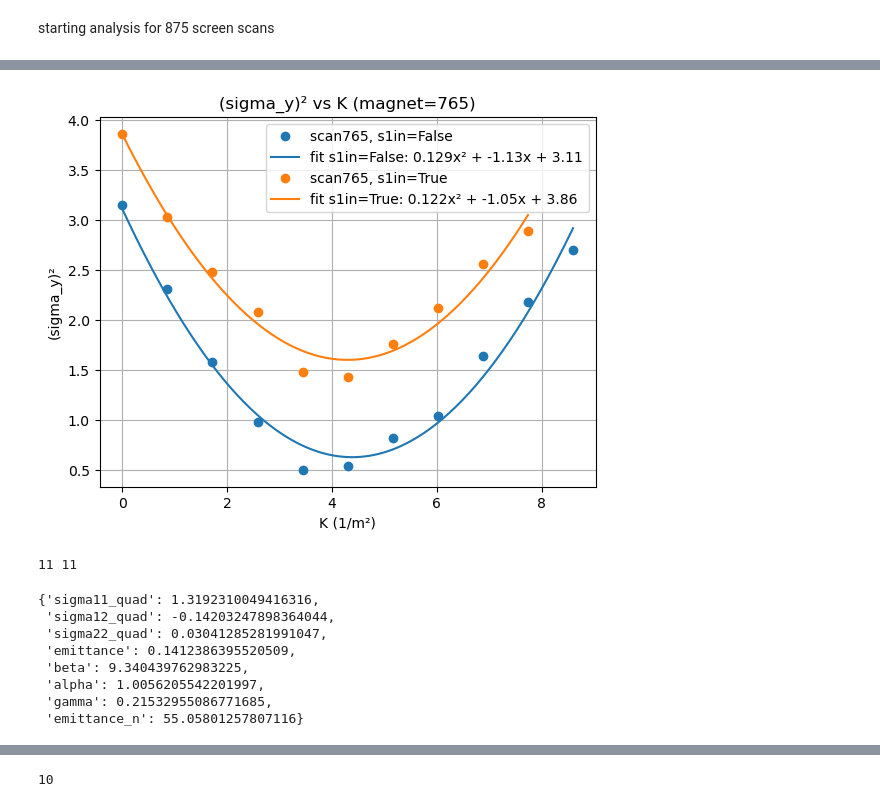
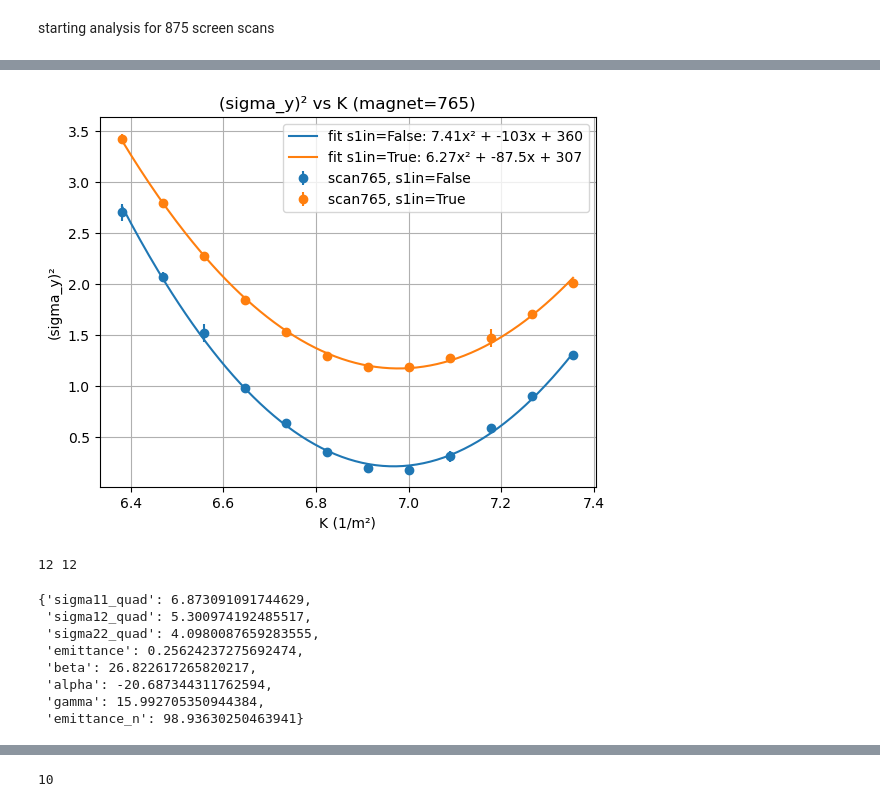
Before and after one commit to sabrinawaa/DPhil_Project, a Jupyter notebook: fake_quad_scan_CLEAR.ipynb, the cells around one changed output, grey strips where cells are left out. Cells and saved outputs as stored; diff of their text form; code cells hidden in the pictures.

```diff
--- a/fake_quad_scan_CLEAR.ipynb
+++ b/fake_quad_scan_CLEAR.ipynb
@@ -169,8 +133,8 @@ for magnet, i in [(770, df_7670), (765, df_765)]:
 # %% [markdown]
 starting analysis for 875 screen scans
 # %%
-csv_path = "/Users/sabrinawang/Desktop/DPhil_Project/CLEAR_experiments/May2026/quad_scan875_large_new.csv"
-energy = 199.2#MeV
+csv_path = "/Users/sabrinawang/Desktop/DPhil_Project/CLEAR_experiments/Aug2026/quad_scan875_large_new.csv"
+energy = 193.4#MeV
 df_875 = pd.read_csv(csv_path)
 df_875
 # %% [output]
@@ -204,20 +168,25 @@ for s1in_value, group in df_875.loc[mask].groupby("s1in"):
     group = group.sort_values("current")
     current7670 = group["current"].to_numpy()
     k = get_Quad_K_from_I(current7670, 0.226, energy)
-    sigx2 = group["sigma_x"].to_numpy() ** 2
+    sigx = group["sigma_x"].to_numpy()
+    sigx_std = group["sigma_x_std"].to_numpy()
+    sigx2 = sigx ** 2
+    sigx2_err = 2 * sigx * sigx_std
 
     results[s1in_value] = {
         "current": current7670,
         "k": k,
-        "sigx": group["sigma_x"].to_numpy(),
+        "sigx": sigx,
+        "sigx_std": sigx_std,
         "sigy": group["sigma_y"].to_numpy(),
+        "sigy_std": group["sigma_y_std"].to_numpy(),
     }
 
-    line, = plt.plot(k, sigx2, marker="o", linestyle="none", label=f"s1in={s1in_value}")
+    line = plt.errorbar(k, sigx2, yerr=sigx2_err, marker="o", linestyle="none", label=f"s1in={s1in_value}")
 
     coeffs = np.polyfit(k, sigx2, 2)
     x_fit = np.linspace(k.min(), k.max(), 200)
-    plt.plot(x_fit, np.polyval(coeffs, x_fit), color=line.get_color())
+    plt.plot(x_fit, np.polyval(coeffs, x_fit), color=line[0].get_color())
 
 plt.xlabel("K (1/m²)")
 plt.ylabel("(sigma_x)²")
@@ -262,50 +234,53 @@ df_magnet = df_875[df_875["magnet"] == 765]
 for s1in_value, group in df_magnet.groupby("s1in"):
     group = group.sort_values("current")
     current765 = group["current"]
     k765scan = get_Quad_K_from_I(current765,0.226,energy)
     sigy = group["sigma_y"]
+    sigy_std = group["sigma_y_std"]
+    sigy2 = sigy**2
+    sigy2_err = 2 * sigy * sigy_std
 
     # Plot raw data
-    line, = plt.plot(
-        k765scan, sigy**2,
+    line = plt.errorbar(
+        k765scan, sigy2, yerr=sigy2_err,
         marker="o",
         linestyle="none",
         label=f"scan765, s1in={s1in_value}",
     )
 
     # Fit and plot quadratic curve
-    coeffs = np.polyfit(k765scan, sigy**2, deg=2)
+    coeffs = np.polyfit(k765scan, sigy2, deg=2)
     a, b, c = coeffs
     x_fit = np.linspace(k765scan.min(), k765scan.max(), 200)
     y_fit = np.polyval(coeffs, x_fit)
 
     plt.plot(
         x_fit, y_fit,
         '-',
-        color=line.get_color(),
+        color=line[0].get_color(),
         label=f"fit s1in={s1in_value}: {a:.3g}x² + {b:.3g}x + {c:.3g}",
     )
 
 plt.xlabel("K (1/m²)")
 plt.ylabel("(sigma_y)²")
 plt.title("(sigma_y)² vs K (magnet=765)")
 plt.legend()
 plt.grid(True)
 plt.show()
 # %% [output]
-[figure, old version]
+[figure, new version]
 # %%
 sigy765_s1_out = df_magnet[df_magnet["s1in"]==False]["sigma_y"]
 sigx765_s1_out = df_magnet[df_magnet["s1in"]==False]["sigma_x"]
 current765_s1_out = df_magnet[df_magnet["s1in"]==False]["current"]
-k_765_s1_out = get_Quad_K_from_I(current765_s1_out,0.226,energy)
+k765_s1_out = get_Quad_K_from_I(current765_s1_out,0.226,energy)
 
 sigy765_s1_in = df_magnet[df_magnet["s1in"]==True]["sigma_y"]
 sigx765_s1_in = df_magnet[df_magnet["s1in"]==True]["sigma_x"]
-k_765_s1_in = get_Quad_K_from_I(df_magnet[df_magnet["s1in"]==True]["current"],0.226,energy)
-print(len(sigy765_s1_out),len(k_765_s1_out))
+k765_s1_in = get_Quad_K_from_I(df_magnet[df_magnet["s1in"]==True]["current"],0.226,energy)
+print(len(sigy765_s1_out),len(k765_s1_out))
 # %% [output]
-11 11
+12 12
 # %%
 #thick lens of 875 data
 
@@ -325,29 +300,33 @@ k765_1305 = get_Quad_K_from_I(94.3,0.226,energy) #1305 largenew setup
 k770_1305 = get_Quad_K_from_I(4,0.226,energy)
 k770_1505 = get_Quad_K_from_I(100,0.226,energy)
 
+k765_2008 = get_Quad_K_from_I(81.9,0.226,energy) #2008 setup
+k770_2008 = get_Quad_K_from_I(42.8,0.226,energy)
+
+
 resolution = (0.3448 + 0.027471061529143914)/2
 
-sigx = np.sqrt(sigx7670_s1_out**2 - resolution**2)
+sigx = np.sqrt(sigx765_s1_out**2 - resolution**2)
 sigy = np.sqrt(sigy765_s1_out**2 - resolution**2)
 
 fit = quad_scan_emittance_thick(
-    k_scan=k7670_s1_out,
-    sigma=sigx,
-    scan_quad_index=0, #the one scanned 0 for 760, 1 for 765, 2 for 770
-    k_fixed_downstream={
-        1: -k765_1305,
-        2: k770_1305
+    k_scan=k765_s1_out,
+    sigma=sigy,
+    scan_quad_index=1, #the one scanned 0 for 760, 1 for 765, 2 for 770
+    k_fixed_downstream={ #needs to be negative for defocusing quad, for the plane scanned
+        # 1: -k765_2008,
+        2: -k770_2008
     },
     energy=energy,
 )
 
 fit
 # %% [output]
-{'sigma11_quad': 1.3192310049416316,
- 'sigma12_quad': -0.14203247898364044,
- 'sigma22_quad': 0.03041285281991047,
- 'emittance': 0.1412386395520509,
- 'beta': 9.340439762983225,
- 'alpha': 1.0056205542201997,
- 'gamma': 0.21532955086771685,
- 'emittance_n': 55.05801257807116}
+{'sigma11_quad': 6.873091091744629,
+ 'sigma12_quad': 5.300974192485517,
+ 'sigma22_quad': 4.0980087659283555,
+ 'emittance': 0.25624237275692474,
+ 'beta': 26.822617265820217,
+ 'alpha': -20.687344311762594,
+ 'gamma': 15.992705350944384,
+ 'emittance_n': 98.93630250463941}
```
Also changed, not shown: parts of 13 cells of this notebook, 16 other files.
